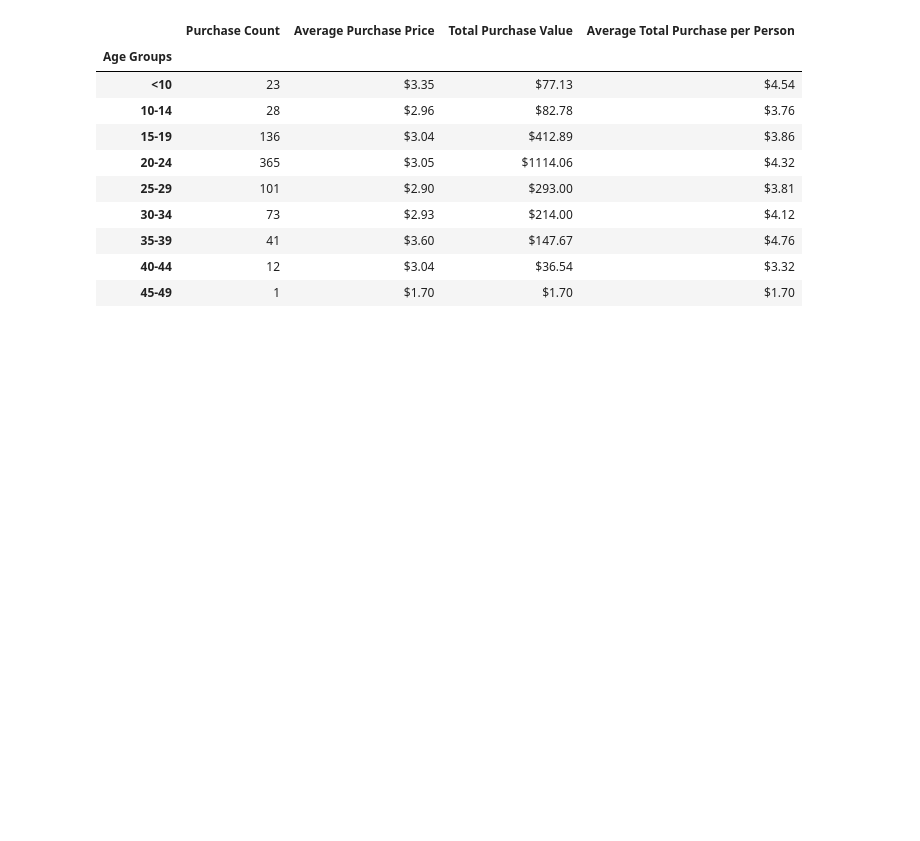
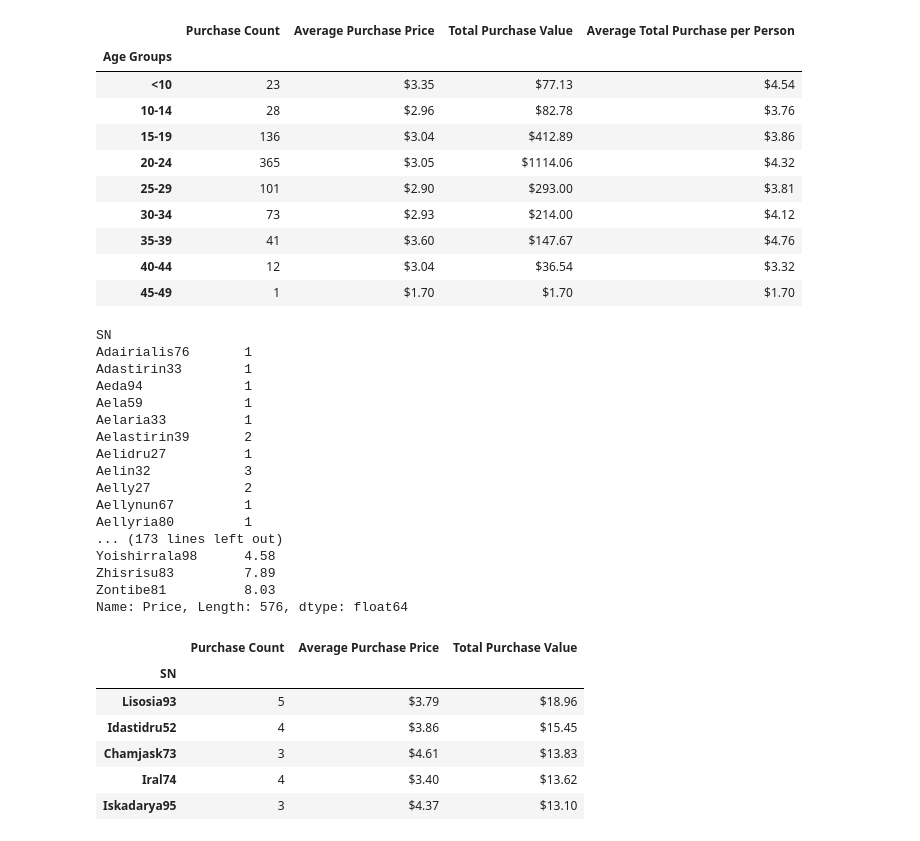
Before and after one commit to setsumei1974/Homework4Pandas, a Jupyter notebook: HeroesofPymoliNotebook.ipynb, the cells around one changed output. Cells and saved outputs as stored; diff of their text form; code cells hidden in the pictures; blank space fills up the shorter version.

Commit message:
Homework Assignment in Pandas for 8/10/2019

```diff
--- a/HeroesofPymoliNotebook.ipynb
+++ b/HeroesofPymoliNotebook.ipynb
@@ -255,3 +257,55 @@ dtype: float64
 | 35-39 | 41 | $3.60 | $147.67 | $4.76 |
 | 40-44 | 12 | $3.04 | $36.54 | $3.32 |
 | 45-49 | 1 | $1.70 | $1.70 | $1.70 |
+# %%
+#Top Spenders
+#With data indexed by players or spenders through the .groupby() function, run basic calculations to obtain purchase count, average purchase price, and total purchase value
+#Create variables, reference the dataframe, use square brackets to select relevant columns, then implement .count(), .mean(), .count(), and .sum() as functions
+groupby_spenders = purchase_data_df.groupby("SN")
+
+purchase_count_spenders = groupby_spenders["Purchase ID"].count()
+print(purchase_count_spenders)
+
+average_purchase_price_spenders = groupby_spenders["Price"].mean()
+print(average_purchase_price_spenders)
+
+total_purchase_value_spenders = groupby_spenders["Price"].sum()
+print(total_purchase_value_spenders)
+
+#Create a dataframe with pandas, and use the form of a dictionary to create a header and column
+purchase_analysis_spenders_df = pd.DataFrame({"Purchase Count": purchase_count_spenders,
+                                              "Average Purchase Price": average_purchase_price_spenders,
+                                              "Total Purchase Value": total_purchase_value_spenders})
+
+#Reference the dataframe, use square brackets to select relevant columns for modification, then sort values and map to format columns
+purchase_analysis_spenders_df = purchase_analysis_spenders_df.sort_values(["Total Purchase Value"], ascending = False)
+purchase_analysis_spenders_df["Purchase Count"] = purchase_analysis_spenders_df["Purchase Count"]
+purchase_analysis_spenders_df["Average Purchase Price"] = purchase_analysis_spenders_df["Average Purchase Price"].map("${:.2f}".format)
+purchase_analysis_spenders_df["Total Purchase Value"] = purchase_analysis_spenders_df["Total Purchase Value"].map("${:.2f}".format)
+
+purchase_analysis_spenders_df.head()
+# %% [output]
+SN
+Adairialis76       1
+Adastirin33        1
+Aeda94             1
+Aela59             1
+Aelaria33          1
+Aelastirin39       2
+Aelidru27          1
+Aelin32            3
+Aelly27            2
+Aellynun67         1
+Aellyria80         1
+... (173 lines left out)
+Yoishirrala98      4.58
+Zhisrisu83         7.89
+Zontibe81          8.03
+Name: Price, Length: 576, dtype: float64
+|  | Purchase Count | Average Purchase Price | Total Purchase Value |
+| SN |  |  |  |
+| Lisosia93 | 5 | $3.79 | $18.96 |
+| Idastidru52 | 4 | $3.86 | $15.45 |
+| Chamjask73 | 3 | $4.61 | $13.83 |
+| Iral74 | 4 | $3.40 | $13.62 |
+| Iskadarya95 | 3 | $4.37 | $13.10 |
```
Also changed, not shown: parts of 2 cells of this notebook.
